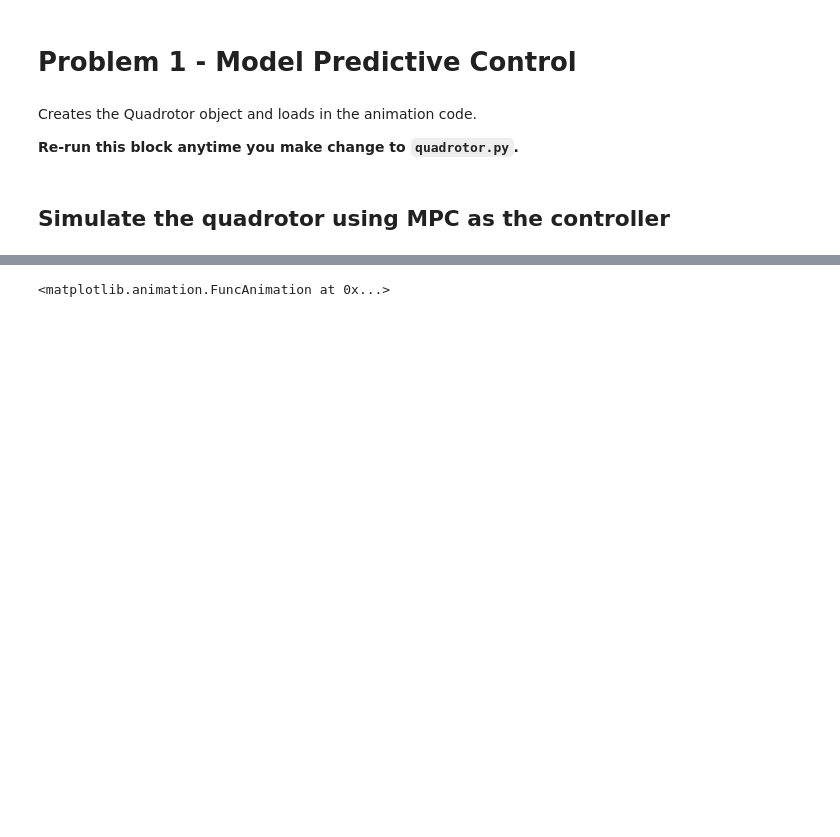
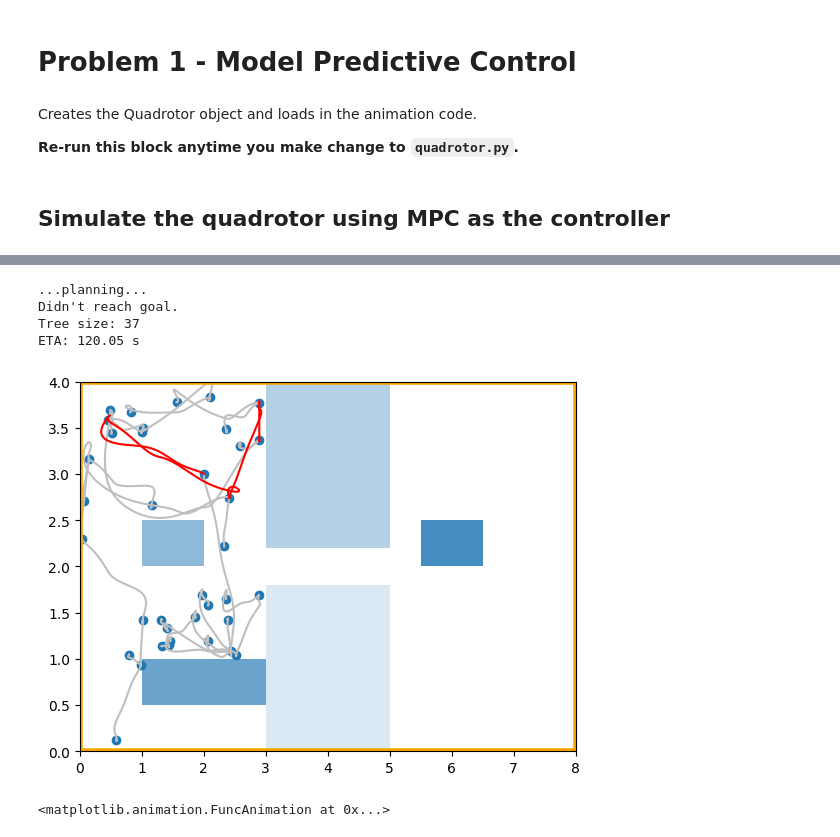
Before and after one commit to clee009/MEAM517-Final-Project, a Jupyter notebook: final_project.ipynb, the cells around one changed output, grey strips where cells are left out. Drawn from its saved outputs; the diff is of its cells as text; code cells hidden in the pictures; blank space fills up the shorter version.

```diff
--- a/final_project.ipynb
+++ b/final_project.ipynb
@@ -51,3 +54,13 @@ Created in <span style='font-weight:600;margin-left:4px;'>Deepnote</span></a>
+# %%
+rrt.use_segment = False
+planner = rrt.get_planner()
+rrt.plot_result(planner)
+# %% [output]
+...planning...
+Didn't reach goal.
+Tree size: 37
+ETA: 120.05 s
+[figure, added]
 # %%
 t, x, u = rrt.interpolate_trajectory(planner)
 anime = Animation(obstacles, quadrotor)
```
Also changed, not shown: parts of 2 cells of this notebook, 3 other files.
